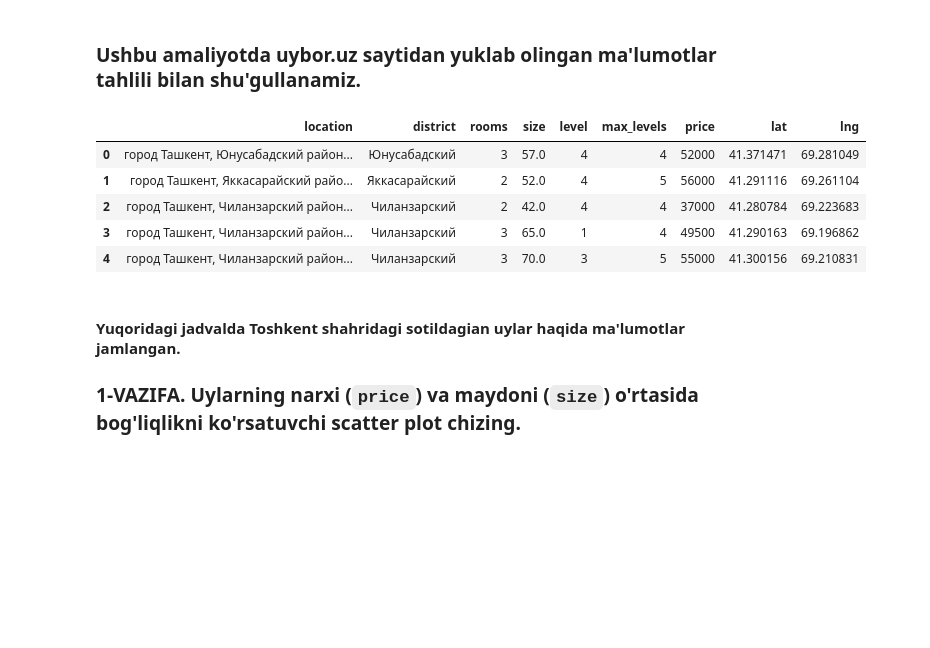
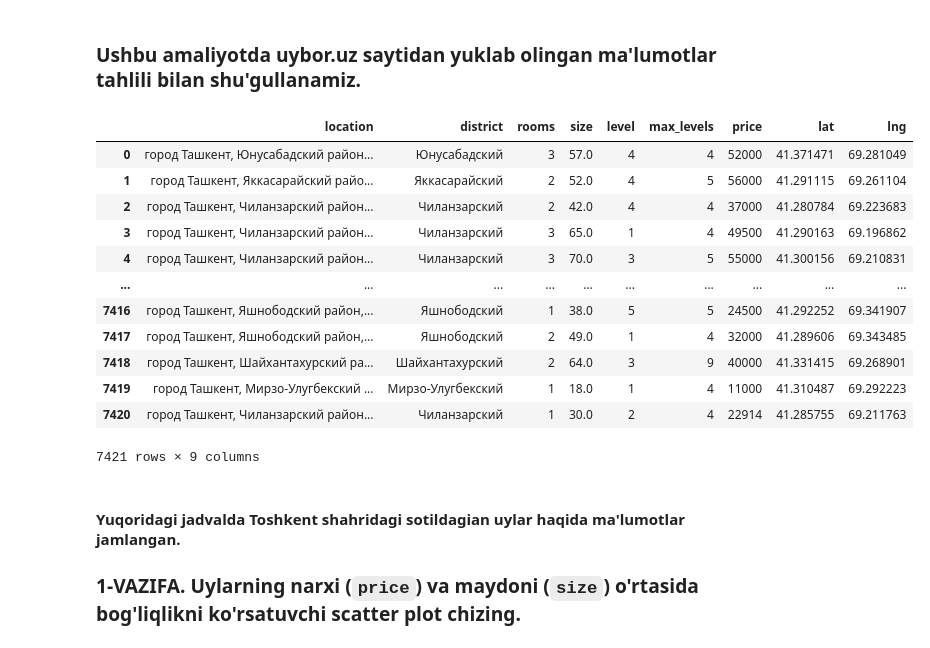
Before and after one commit to Shermukhammat/Mohirdev_Data_Science_praktikum, a Jupyter notebook: visualization/04_AMALIYOT_03_scatterplot.ipynb, the cells around one changed output. Drawn from its saved outputs; the diff is of its cells as text; code cells hidden in the pictures; blank space fills up the shorter version.

```diff
--- a/visualization/04_AMALIYOT_03_scatterplot.ipynb
+++ b/visualization/04_AMALIYOT_03_scatterplot.ipynb
@@ -18,14 +18,21 @@ import seaborn as sns
 ### Ushbu amaliyotda uybor.uz saytidan yuklab olingan ma'lumotlar tahlili bilan shu'gullanamiz.
 # %%
 df = pd.read_csv("https://github.com/anvarnarz/praktikum_datasets/blob/main/uybor_scrapping.csv?raw=true")
-df.head()
+df
 # %% [output]
 |  | location | district | rooms | size | level | max_levels | price | lat | lng |
 | 0 | город Ташкент, Юнусабадский район... | Юнусабадский | 3 | 57.0 | 4 | 4 | 52000 | 41.371471 | 69.281049 |
-| 1 | город Ташкент, Яккасарайский райо... | Яккасарайский | 2 | 52.0 | 4 | 5 | 56000 | 41.291116 | 69.261104 |
+| 1 | город Ташкент, Яккасарайский райо... | Яккасарайский | 2 | 52.0 | 4 | 5 | 56000 | 41.291115 | 69.261104 |
 | 2 | город Ташкент, Чиланзарский район... | Чиланзарский | 2 | 42.0 | 4 | 4 | 37000 | 41.280784 | 69.223683 |
 | 3 | город Ташкент, Чиланзарский район... | Чиланзарский | 3 | 65.0 | 1 | 4 | 49500 | 41.290163 | 69.196862 |
 | 4 | город Ташкент, Чиланзарский район... | Чиланзарский | 3 | 70.0 | 3 | 5 | 55000 | 41.300156 | 69.210831 |
+| ... | ... | ... | ... | ... | ... | ... | ... | ... | ... |
+| 7416 | город Ташкент, Яшнободский район,... | Яшнободский | 1 | 38.0 | 5 | 5 | 24500 | 41.292252 | 69.341907 |
+| 7417 | город Ташкент, Яшнободский район,... | Яшнободский | 2 | 49.0 | 1 | 4 | 32000 | 41.289606 | 69.343485 |
+| 7418 | город Ташкент, Шайхантахурский ра... | Шайхантахурский | 2 | 64.0 | 3 | 9 | 40000 | 41.331415 | 69.268901 |
+| 7419 | город Ташкент, Мирзо-Улугбекский ... | Мирзо-Улугбекский | 1 | 18.0 | 1 | 4 | 11000 | 41.310487 | 69.292223 |
+| 7420 | город Ташкент, Чиланзарский район... | Чиланзарский | 1 | 30.0 | 2 | 4 | 22914 | 41.285755 | 69.211763 |
+7421 rows × 9 columns
 # %% [markdown]
 #### Yuqoridagi jadvalda Toshkent shahridagi sotildagian uylar haqida ma'lumotlar jamlangan.
 
```
Also changed, not shown: parts of 12 cells of this notebook.
